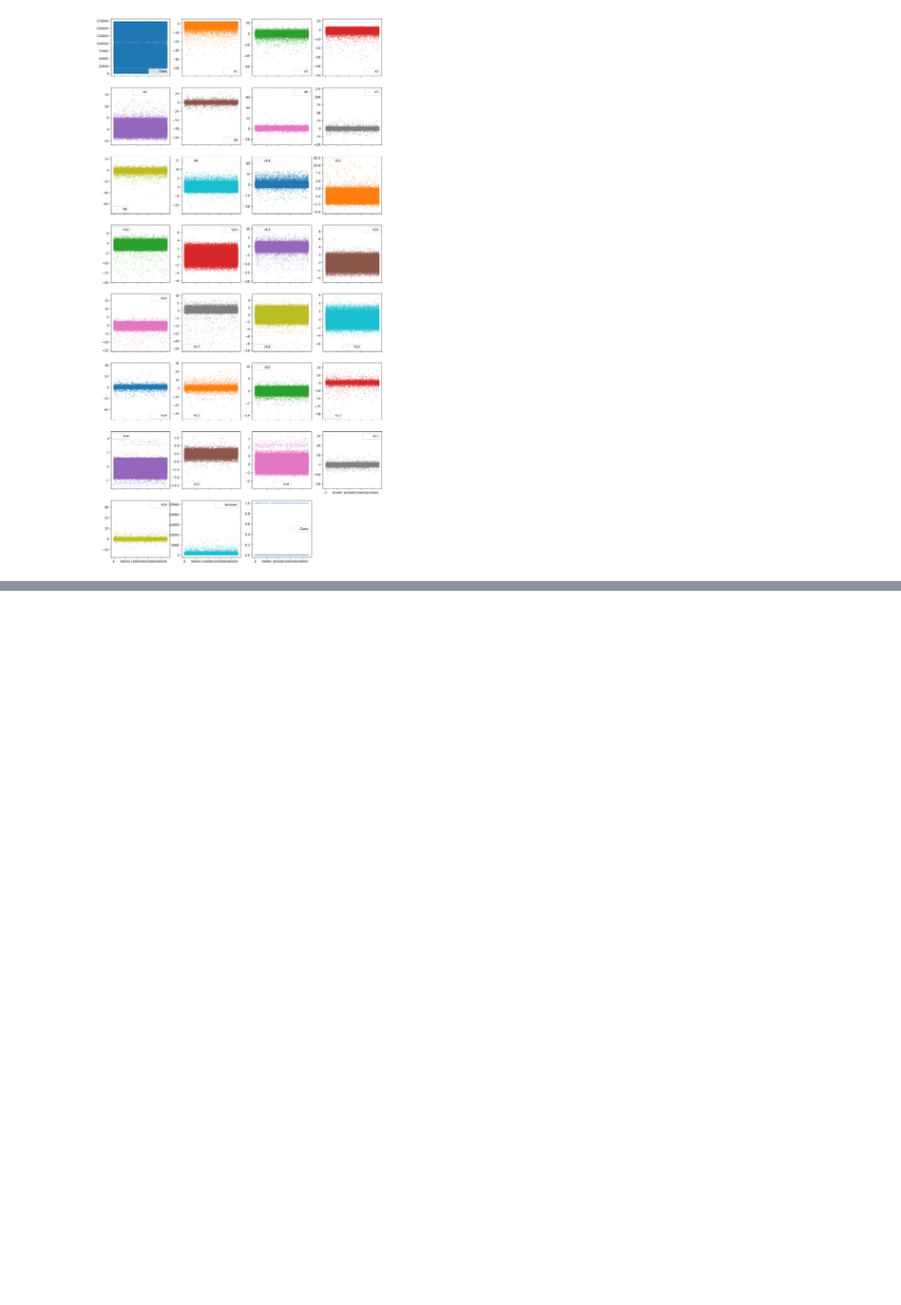
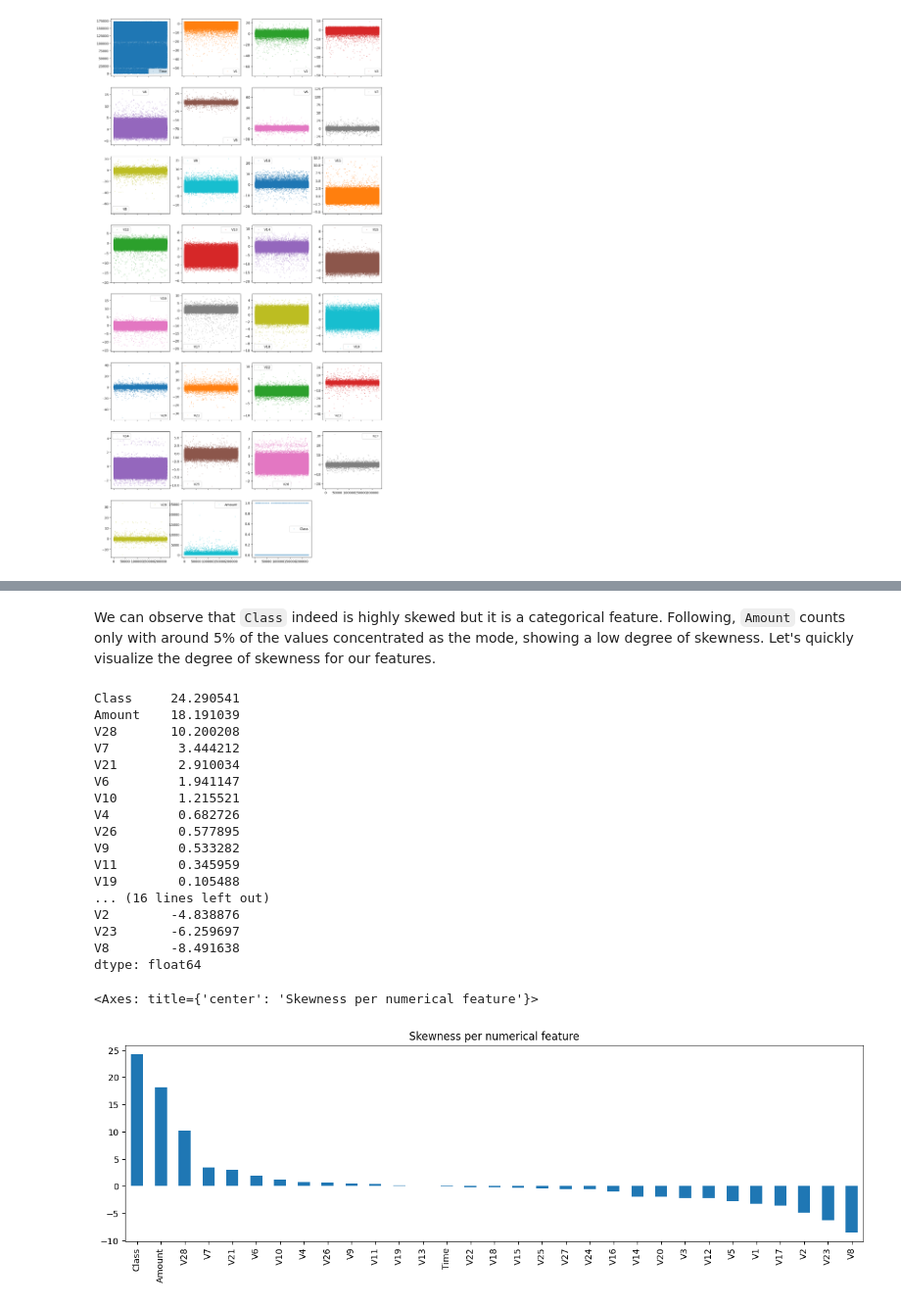
Before and after one commit to felipesebben/ml-credit-card-fraud, a Jupyter notebook: notebooks/2-EDA.ipynb, the cells around one changed output, grey strips where cells are left out. Shown at 98% size. Cells and saved outputs as stored; diff of their text form; code cells hidden in the pictures; blank space fills up the shorter version.

```diff
--- a/notebooks/2-EDA.ipynb
+++ b/notebooks/2-EDA.ipynb
@@ -113,0 +155,32 @@ array([[<Axes: >, <Axes: >, <Axes: >, <Axes: >],
+# %% [markdown]
+We can observe that `Class` indeed is highly skewed but it is a categorical feature. Following, `Amount` counts only with around 5% of the values concentrated as the mode, showing a low degree of skewness. Let's quickly visualize the degree of skewness for our features.
+# %%
+# Measure the degree of skewness for each numerical feature.
+skewness = df.skew()
+skewness = skewness.sort_values(ascending=False)
+
+# Display the top 5 features with the highest skewness.
+display(skewness)
+
+# Visualize the `skewness` table.
+skewness.plot.bar(figsize=(15, 4), title="Skewness per numerical feature")
+# %% [output]
+Class     24.290541
+Amount    18.191039
+V28       10.200208
+V7         3.444212
+V21        2.910034
+V6         1.941147
+V10        1.215521
+V4         0.682726
+V26        0.577895
+V9         0.533282
+V11        0.345959
+V19        0.105488
+... (16 lines left out)
+V2        -4.838876
+V23       -6.259697
+V8        -8.491638
+dtype: float64
+<Axes: title={'center': 'Skewness per numerical feature'}>
+[figure, added]
```
Also changed, not shown: parts of 6 cells of this notebook.
